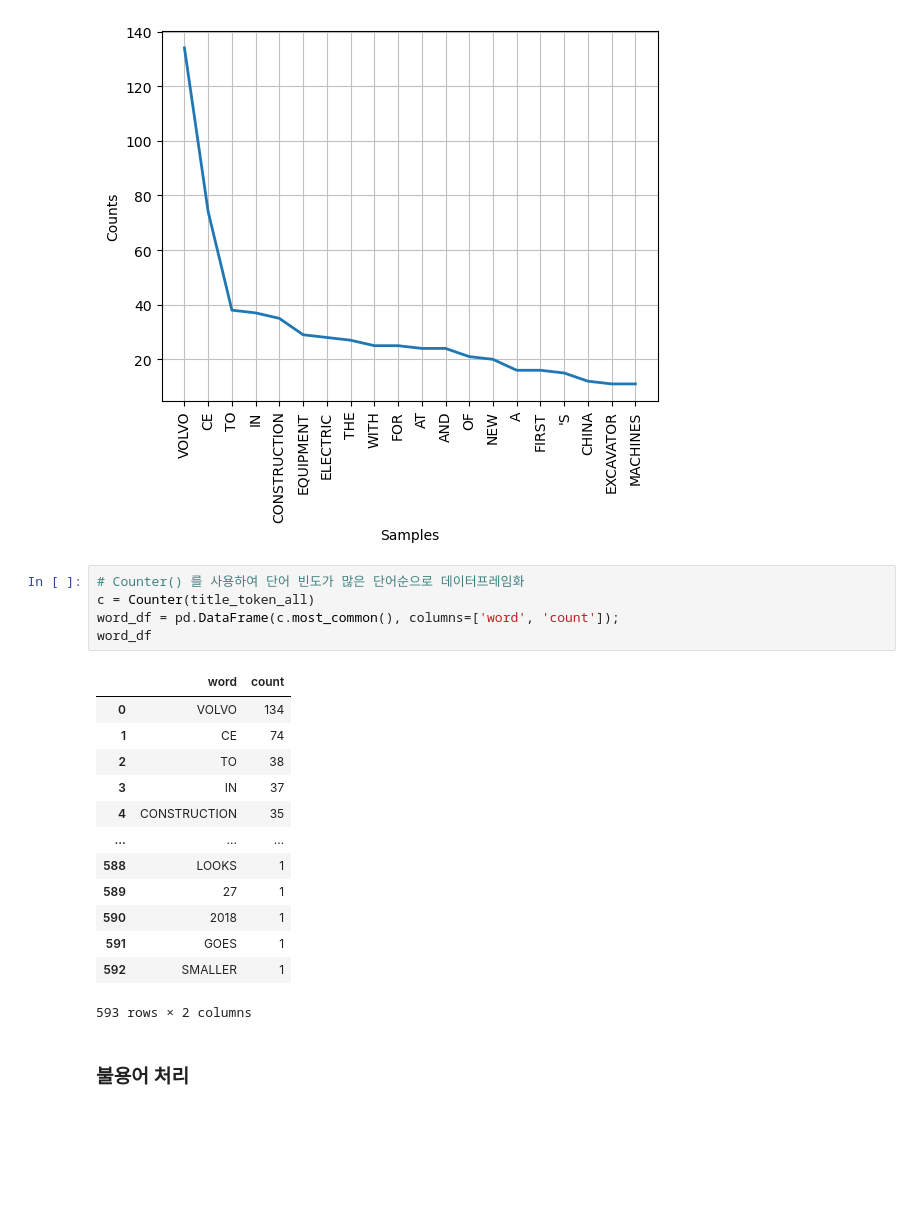
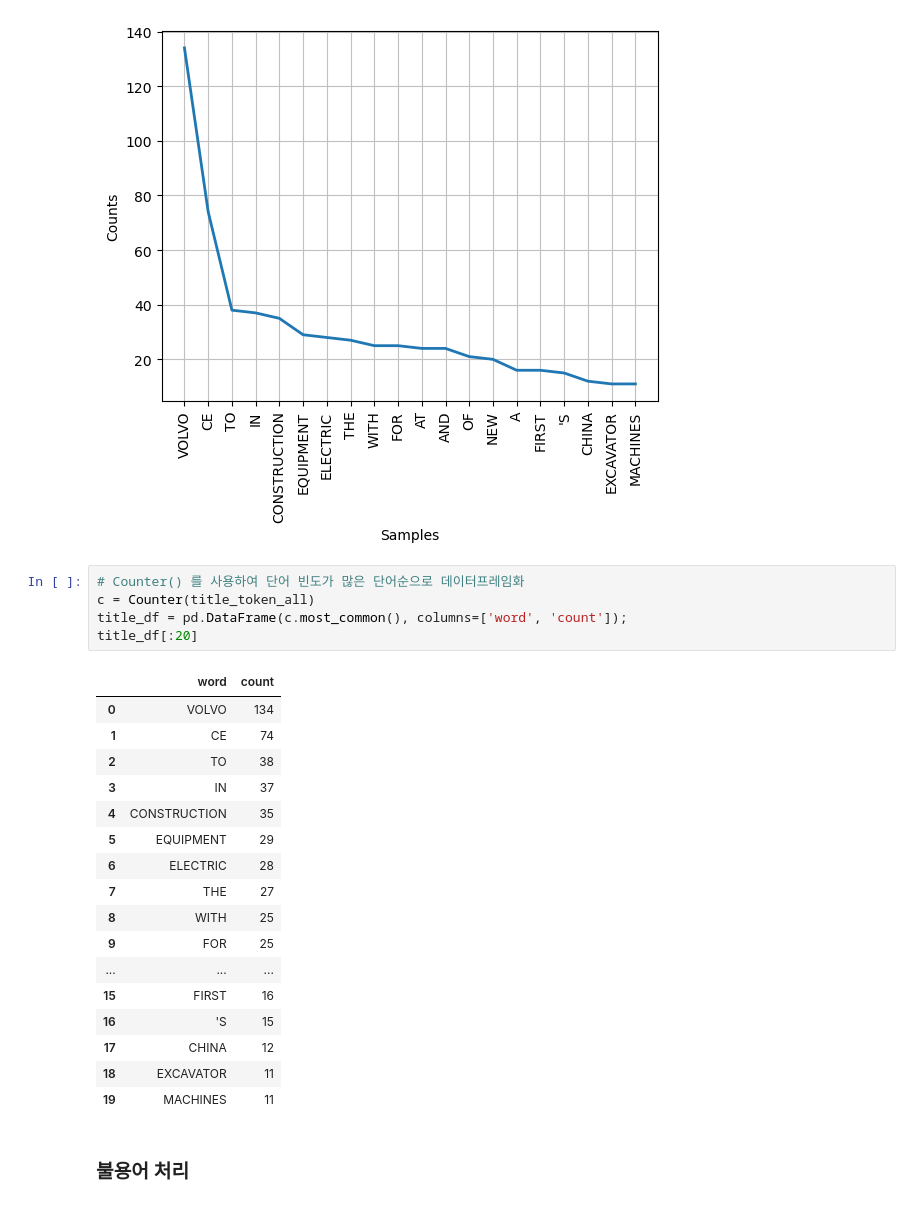
Before and after one commit to CE-MarketSensing/ConstructionEquipment, a Jupyter notebook: EDA/volvo_5year.ipynb, the cells around one changed output. Saved outputs shown, nothing was run; the diff lists cells and outputs as text; blank space fills up the shorter version.

```diff
--- a/EDA/volvo_5year.ipynb
+++ b/EDA/volvo_5year.ipynb
@@ -167,22 +167,26 @@ plt.show()
 # %%
 # Counter() 를 사용하여 단어 빈도가 많은 단어순으로 데이터프레임화
 c = Counter(title_token_all)
-word_df = pd.DataFrame(c.most_common(), columns=['word', 'count']);
-word_df
+title_df = pd.DataFrame(c.most_common(), columns=['word', 'count']);
+title_df[:20]
 # %% [output]
 |  | word | count |
 | 0 | VOLVO | 134 |
 | 1 | CE | 74 |
 | 2 | TO | 38 |
 | 3 | IN | 37 |
 | 4 | CONSTRUCTION | 35 |
+| 5 | EQUIPMENT | 29 |
+| 6 | ELECTRIC | 28 |
+| 7 | THE | 27 |
+| 8 | WITH | 25 |
+| 9 | FOR | 25 |
 | ... | ... | ... |
-| 588 | LOOKS | 1 |
-| 589 | 27 | 1 |
-| 590 | 2018 | 1 |
-| 591 | GOES | 1 |
-| 592 | SMALLER | 1 |
+| 15 | FIRST | 16 |
+| 16 | 'S | 15 |
+| 17 | CHINA | 12 |
+| 18 | EXCAVATOR | 11 |
+| 19 | MACHINES | 11 |
-593 rows × 2 columns
 # %% [markdown]
 ### 불용어 처리
 # %%
```
Also changed, not shown: parts of 4 cells of this notebook.
